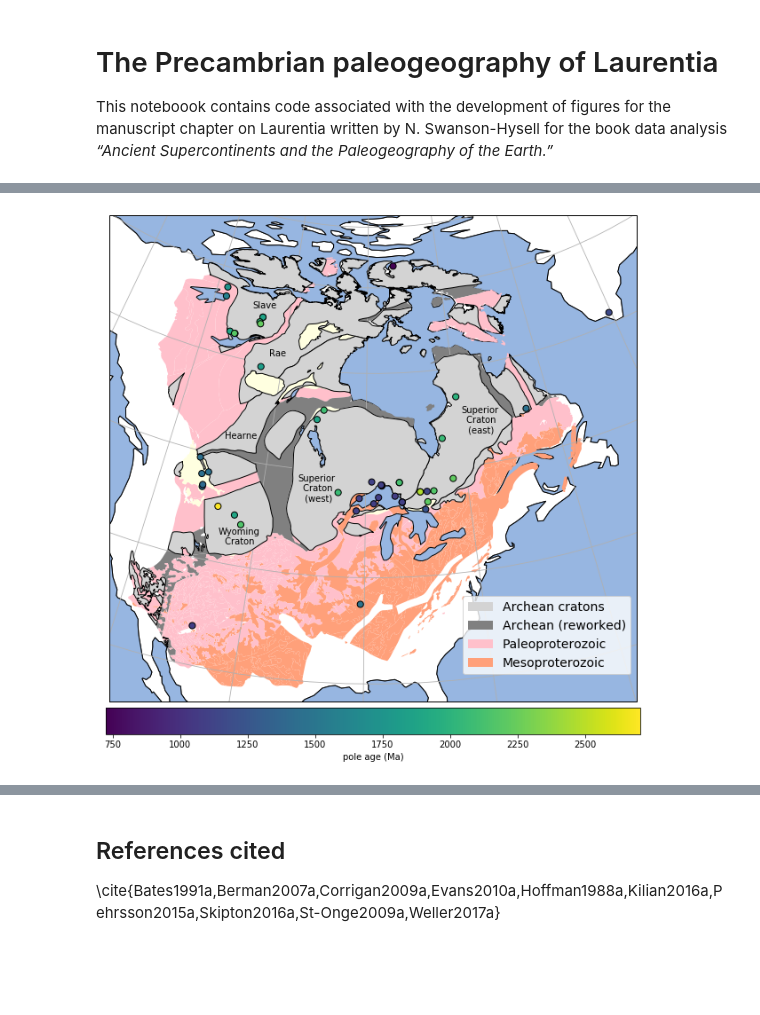
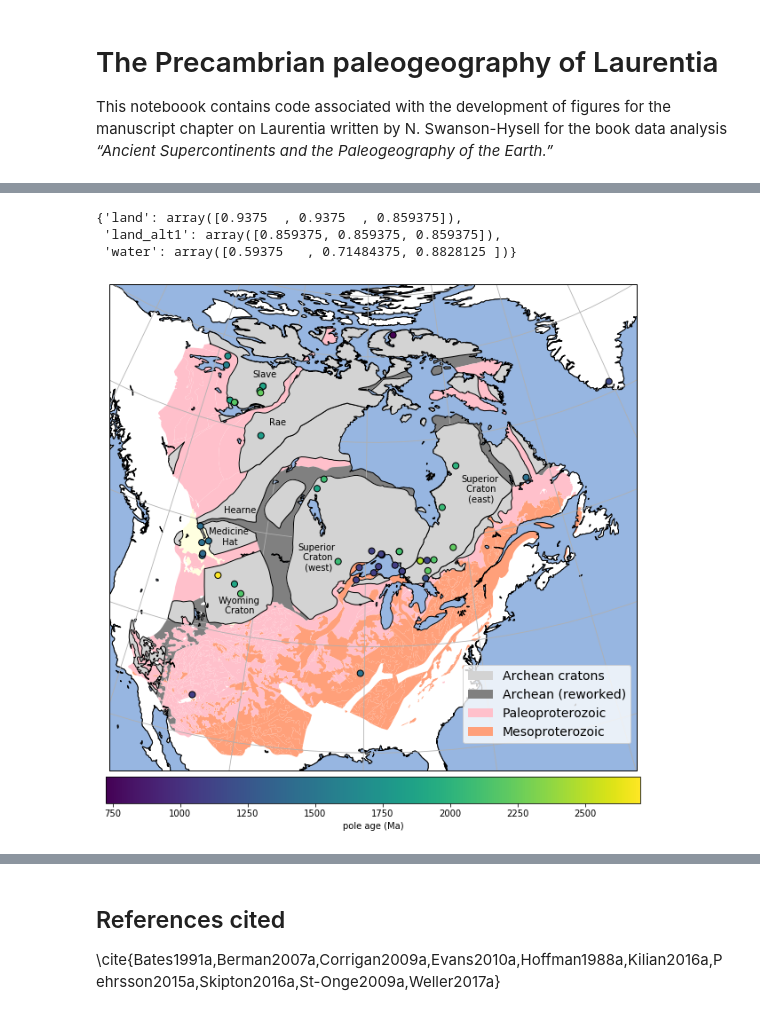
Before and after one commit to Swanson-Hysell-Group/Laurentia_Paleogeography, a Jupyter notebook: figures_analysis.ipynb, the cells around one changed output, grey strips where cells are left out. Drawn from its saved outputs; the diff is of its cells as text; code cells hidden in the pictures; blank space fills up the shorter version.

```diff
--- a/figures_analysis.ipynb
+++ b/figures_analysis.ipynb
@@ -49,4 +58,10 @@ The Whitmeyer and Karlstom (2007) tectonic model for the growth of Laurentia has
 - Eastern rift basins | not plotted
+# %%
+COLORS
+# %% [output]
+{'land': array([0.9375  , 0.9375  , 0.859375]),
+ 'land_alt1': array([0.859375, 0.859375, 0.859375]),
+ 'water': array([0.59375   , 0.71484375, 0.8828125 ])}
 # %%
 central_lat = duluth_lat
 central_lon = duluth_lon
@@ -57,7 +72,15 @@ central_lat = np.mean(extent[2:])
 plt.figure(figsize=(12, 12))
 ax = plt.axes(projection=ccrs.AlbersEqualArea(central_lon, central_lat))
 ax.set_extent(extent)
-ax.add_feature(cartopy.feature.LAND, facecolor='white',edgecolor='black')
+
+land = NaturalEarthFeature(category='physical', name='land',
+                            scale='50m', facecolor=COLORS['land'])
+ocean = NaturalEarthFeature(category='physical', name='ocean',
+                            scale='50m', facecolor=COLORS['water'])
+lakes = NaturalEarthFeature(category='physical', name='lakes',
+                            scale='50m', facecolor=COLORS['water'])
+
+ax.add_feature(land, facecolor='white',edgecolor='black')
 
 shpfilename = './Data/Whitmeyer2007_GIS/Whitmeyer2007.shp'
 
@@ -114,39 +137,43 @@ plt.legend([Archean, Reworked_Archean,Paleoprot,Mesoprot], labels, loc='upper ri
            bbox_to_anchor=(1,0.23), fancybox=True, fontsize = 14)
 
 ax.gridlines()
-ax.add_feature(cartopy.feature.LAKES, edgecolor='black')
-ax.add_feature(cartopy.feature.OCEAN, edgecolor='black')
+ax.add_feature(lakes, edgecolor='black')
+ax.add_feature(ocean, edgecolor='black')
 pole_locales = ax.scatter(A_poles.SLONG.tolist(), A_poles.SLAT.tolist(),
            c=A_poles['nominal age'].tolist(),
            edgecolors='black', s=50,
            transform=ccrs.Geodetic(),zorder=100)
 
 plt.text(-97, 47, 'Superior\n Craton\n (west)',
          horizontalalignment='center',
          transform=ccrs.Geodetic(),zorder=101)
 
 plt.text(-72, 53, 'Superior\n Craton\n (east)',
          horizontalalignment='center',
          transform=ccrs.Geodetic(),zorder=101)
 
 plt.text(-107,42, 'Wyoming\n Craton',
          horizontalalignment='center',
          transform=ccrs.Geodetic(),zorder=101)
 
-plt.text(-109.5,52, 'Hearne',
+plt.text(-110.25,48.25, 'Medicine\n Hat',
+         horizontalalignment='center',
+         transform=ccrs.Geodetic(),zorder=101)
+
+plt.text(-109.5,51.5, 'Hearne',
          horizontalalignment='center',
          transform=ccrs.Geodetic(),zorder=101)
 
 plt.text(-106,61, 'Rae',
          horizontalalignment='center',
          transform=ccrs.Geodetic(),zorder=101)
 
 plt.text(-110,66, 'Slave',
          horizontalalignment='center',
          transform=ccrs.Geodetic(),zorder=101)
 
 plt.colorbar(pole_locales,orientation='horizontal',pad=0.01,shrink=0.9,label='pole age (Ma)')
-plt.savefig('.Figures/Fig1_map.pdf')
+plt.savefig('./Figures/Fig1_map.pdf')
 plt.show()
 # %% [output]
-[figure, old version]
+[figure, new version]
```
Also changed, not shown: parts of 7 cells of this notebook, 3 other files.
